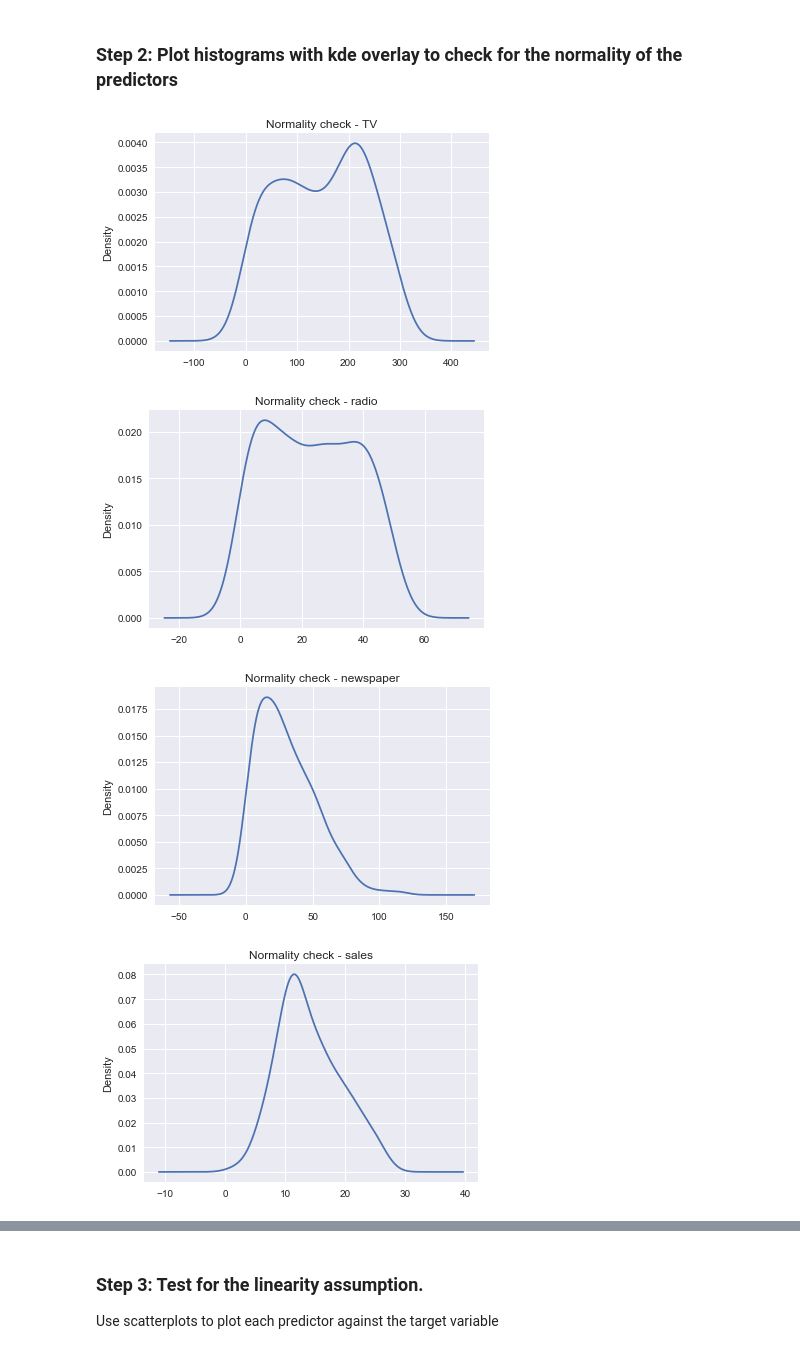
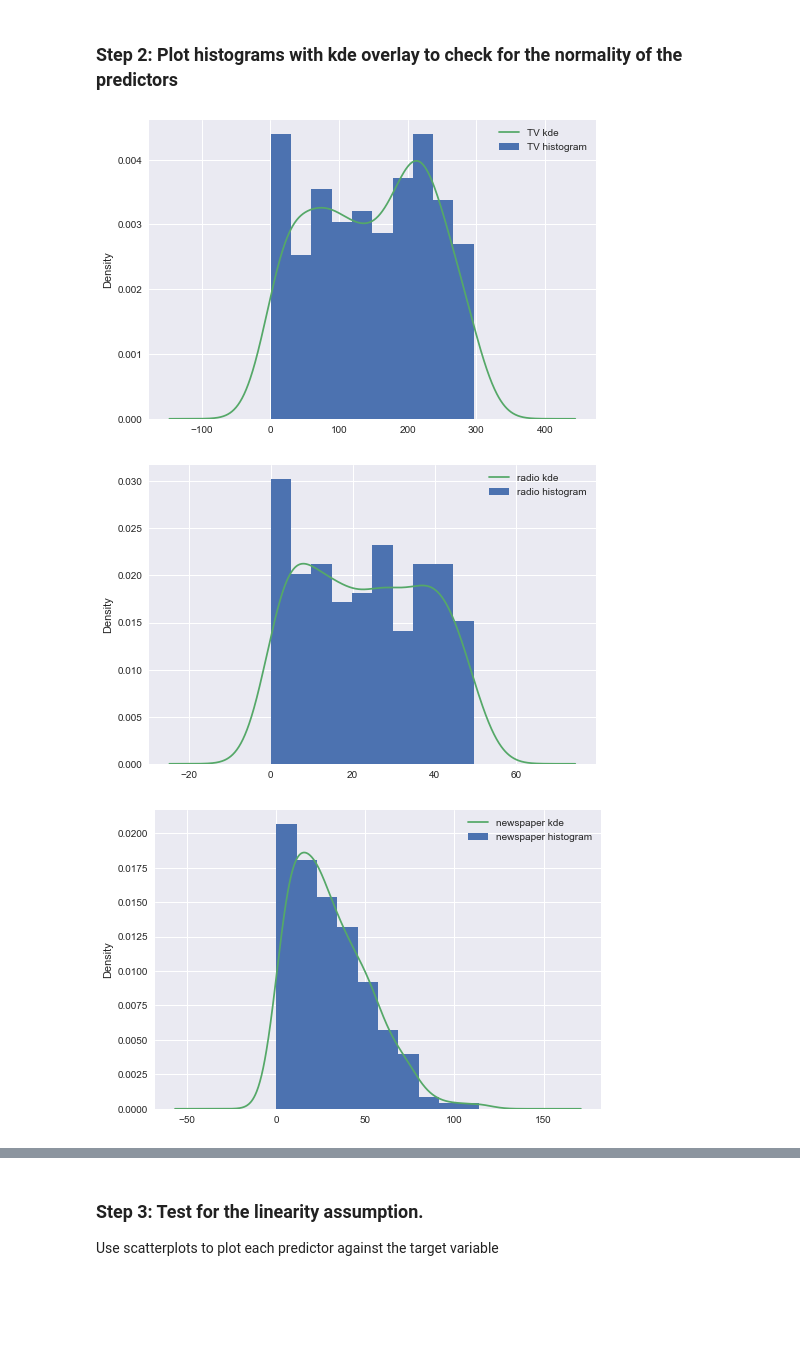
Before and after one commit to MissAle17/dsc-01-10-13-regression-statsmodels-lab-online-ds-sp-000, a Jupyter notebook: index.ipynb, the cells around one changed output, grey strips where cells are left out. Cells and saved outputs as stored; diff of their text form; code cells hidden in the pictures; blank space fills up the shorter version.

```diff
--- a/index.ipynb
+++ b/index.ipynb
@@ -58,22 +58,14 @@ df.describe()
 # Describe the contents of this dataset
 # %% [markdown]
 ### Step 2: Plot histograms with kde overlay to check for the normality of the predictors
-# %%
-# For all the variables, check if they hold normality assumption
-df['TV'].plot.kde()
-plt.title("Normality check - TV")
-plt.show()
-df['radio'].plot.kde()
-plt.title("Normality check - radio")
-plt.show()
-df['newspaper'].plot.kde()
-plt.title("Normality check - newspaper")
-plt.show()
-df['sales'].plot.kde()
-plt.title("Normality check - sales")
-plt.show()
-# %% [output]
-[figure, removed]
-[figure, removed]
-[figure, removed]
-[figure, removed]
+# %%
+# For all the variables, check if they hold normality assumption
+for column in df:
+    df[column].plot.hist(normed=True, label = column+' histogram')
+    df[column].plot.kde(label =column+' kde')
+    plt.legend()
+    plt.show()
+# %% [output]
+[figure, added]
+[figure, added]
+[figure, added]
```
Also changed, not shown: parts of 14 cells of this notebook.
